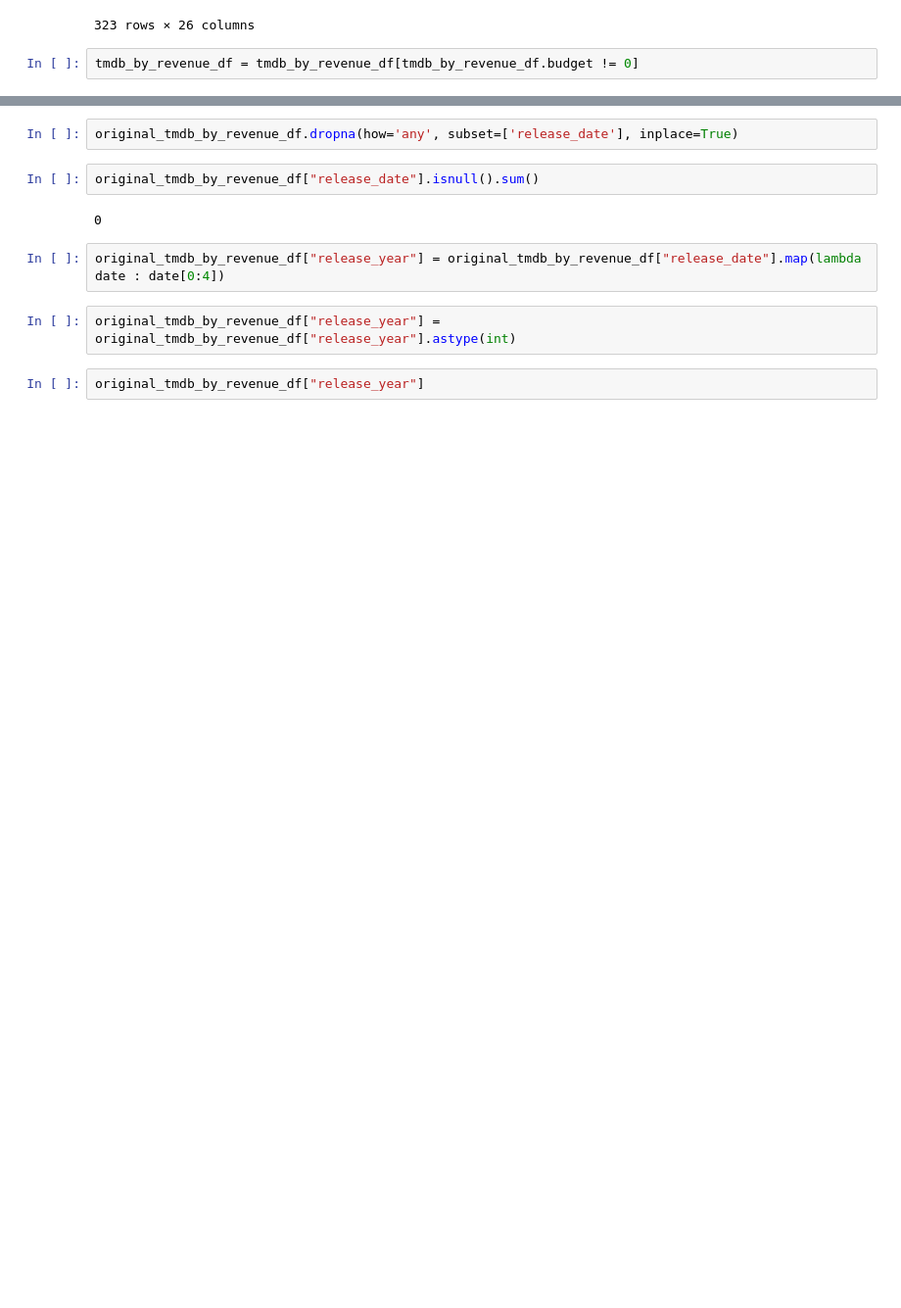
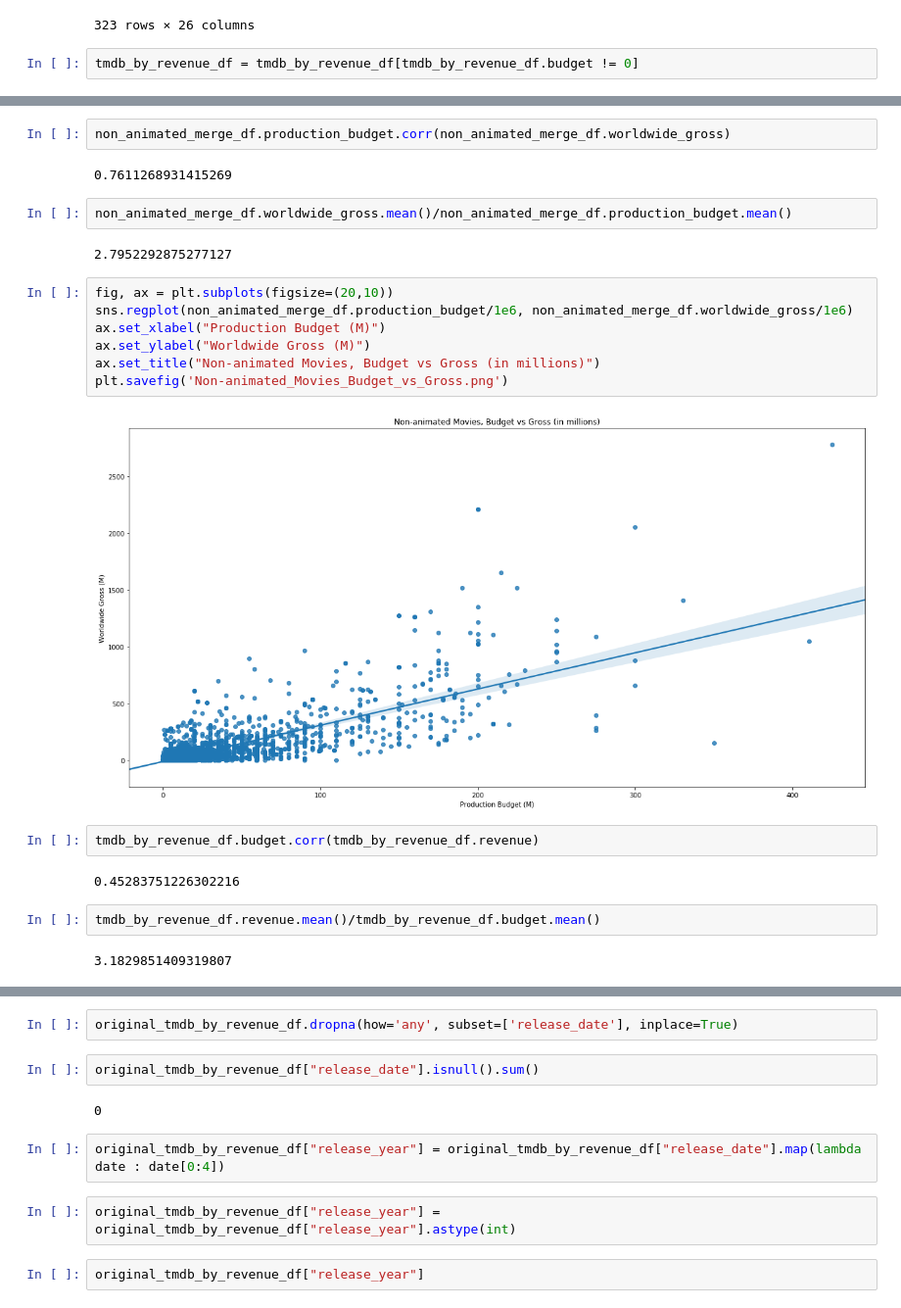
Before and after one commit to AMiNo-13/Movie-Recommendation-Project, a Jupyter notebook: MovieInvestigation.ipynb, the cells around one changed output, grey strips where cells are left out. Shown: that part at 98% size. Saved outputs shown, nothing was run; the diff lists cells and outputs as text; blank space fills up the shorter version.

Commit message:
make graphs

```diff
--- a/MovieInvestigation.ipynb
+++ b/MovieInvestigation.ipynb
@@ -566,3 +561,28 @@ tmdb_by_revenue_df = tmdb_by_revenue_df[tmdb_by_revenue_df.budget != 0]
+# %%
+non_animated_merge_df.production_budget.corr(non_animated_merge_df.worldwide_gross)
+# %% [output]
+0.7611268931415269
+# %%
+non_animated_merge_df.worldwide_gross.mean()/non_animated_merge_df.production_budget.mean()
+# %% [output]
+2.7952292875277127
+# %%
+fig, ax = plt.subplots(figsize=(20,10))
+sns.regplot(non_animated_merge_df.production_budget/1e6, non_animated_merge_df.worldwide_gross/1e6)
+ax.set_xlabel("Production Budget (M)")
+ax.set_ylabel("Worldwide Gross (M)")
+ax.set_title("Non-animated Movies, Budget vs Gross (in millions)")
+plt.savefig('Non-animated_Movies_Budget_vs_Gross.png')
+# %% [output]
+[figure, added]
+# %%
+tmdb_by_revenue_df.budget.corr(tmdb_by_revenue_df.revenue)
+# %% [output]
+0.45283751226302216
+# %%
+tmdb_by_revenue_df.revenue.mean()/tmdb_by_revenue_df.budget.mean()
+# %% [output]
+3.1829851409319807
 # %%
 fig, ax = plt.subplots(figsize=(20,10))
 sns.regplot(tmdb_by_revenue_df['budget']/1e6, tmdb_by_revenue_df['revenue']/1e6)
```
Also changed, not shown: parts of 16 cells of this notebook.
